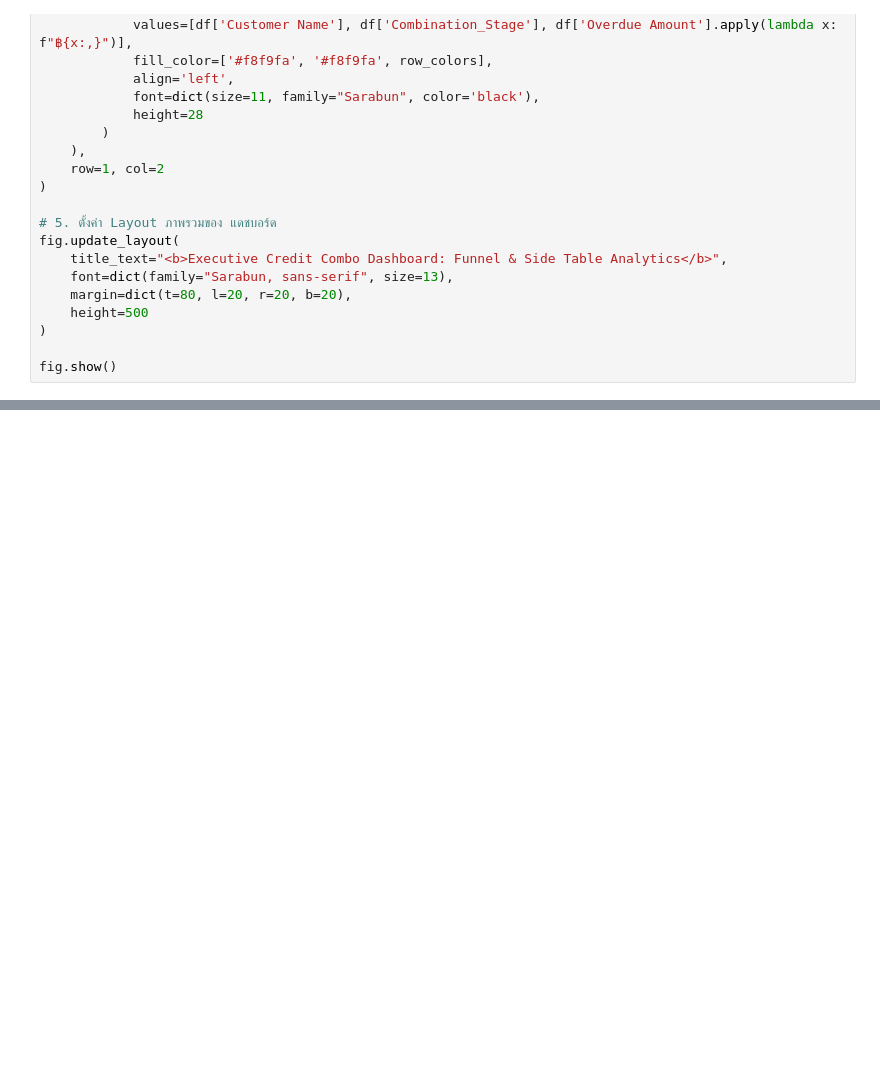
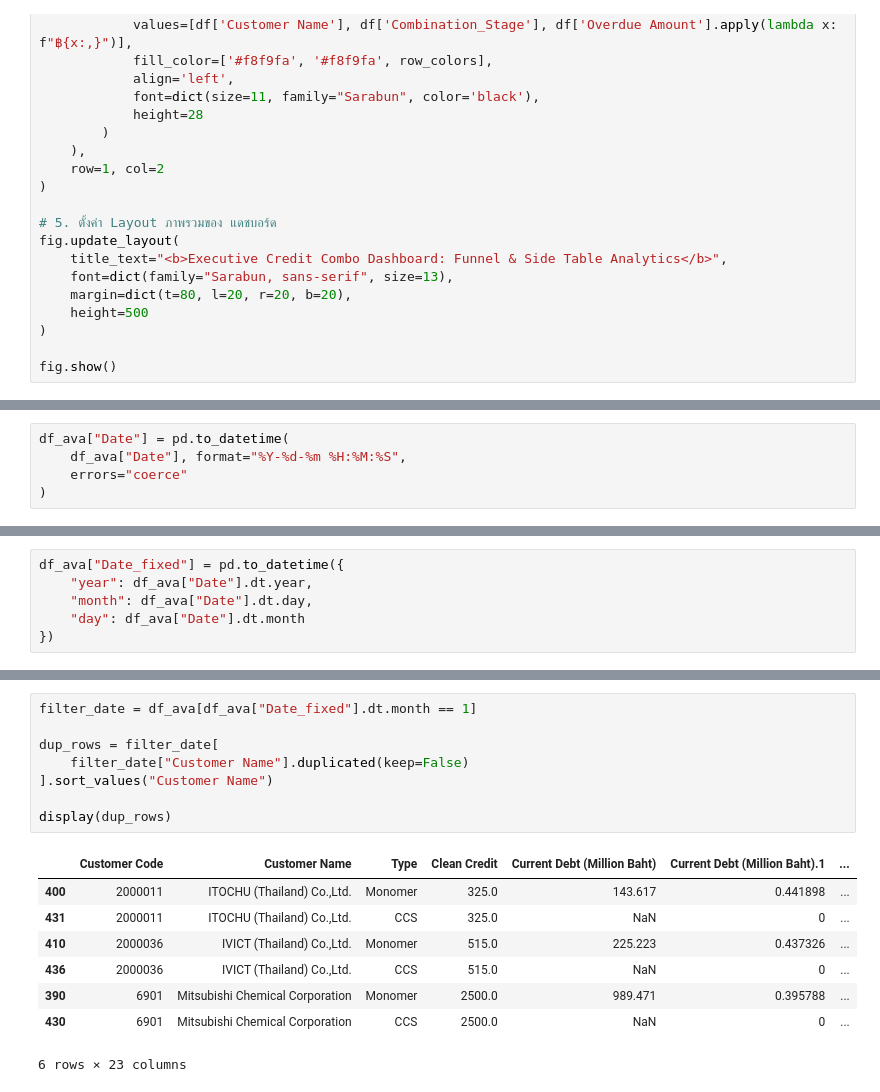
Before and after one commit to ftkbyond77/Credit-Monitoring-Pipeline, a Jupyter notebook: test.ipynb, the cells around one changed output, grey strips where cells are left out. Saved outputs shown, nothing was run; the diff lists cells and outputs as text; blank space fills up the shorter version.

```diff
--- a/test.ipynb
+++ b/test.ipynb
@@ -885,0 +932,5 @@ fig.show()
+# %%
+df_ava["Date"] = pd.to_datetime(
+    df_ava["Date"], format="%Y-%d-%m %H:%M:%S",
+    errors="coerce"
+)
@@ -885,0 +981,6 @@ fig.show()
+# %%
+df_ava["Date_fixed"] = pd.to_datetime({
+    "year": df_ava["Date"].dt.year,
+    "month": df_ava["Date"].dt.day,
+    "day": df_ava["Date"].dt.month
+})
@@ -885,0 +1100,17 @@ fig.show()
+# %%
+filter_date = df_ava[df_ava["Date_fixed"].dt.month == 1]
+
+dup_rows = filter_date[
+    filter_date["Customer Name"].duplicated(keep=False)
+].sort_values("Customer Name")
+
+display(dup_rows)
+# %% [output]
+|  | Customer Code | Customer Name | Type | Clean Credit | Current Debt (Million Baht) | Current Debt (Million Baht).1 | ... |
+| 400 | 2000011 | ITOCHU (Thailand) Co.,Ltd. | Monomer | 325.0 | 143.617 | 0.441898 | ... |
+| 431 | 2000011 | ITOCHU (Thailand) Co.,Ltd. | CCS | 325.0 | NaN | 0 | ... |
+| 410 | 2000036 | IVICT (Thailand) Co.,Ltd. | Monomer | 515.0 | 225.223 | 0.437326 | ... |
+| 436 | 2000036 | IVICT (Thailand) Co.,Ltd. | CCS | 515.0 | NaN | 0 | ... |
+| 390 | 6901 | Mitsubishi Chemical Corporation | Monomer | 2500.0 | 989.471 | 0.395788 | ... |
+| 430 | 6901 | Mitsubishi Chemical Corporation | CCS | 2500.0 | NaN | 0 | ... |
+6 rows × 23 columns
```
Also changed, not shown: parts of 20 cells of this notebook, 9 other files.
